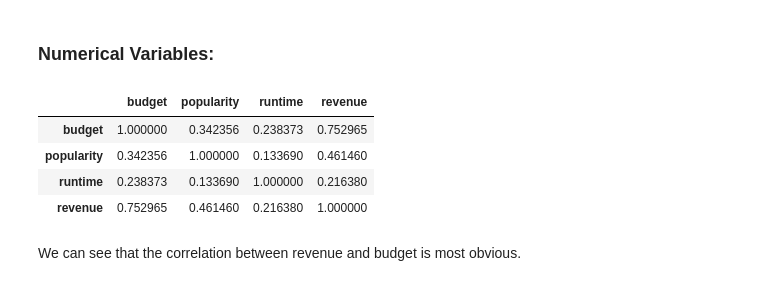
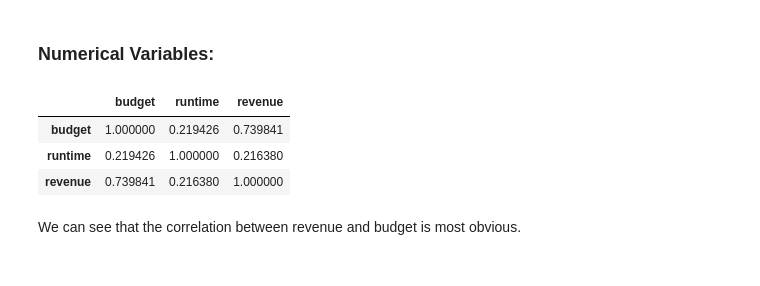
Before and after one commit to AmazingSean/kaggle_box_office, a Jupyter notebook: box_office_pred/src/Untitled.ipynb, the cells around one changed output. Saved outputs shown, nothing was run; the diff lists cells and outputs as text; code cells hidden in the pictures.

```diff
--- a/box_office_pred/src/Untitled.ipynb
+++ b/box_office_pred/src/Untitled.ipynb
@@ -154,13 +163,12 @@ train['earn_money'] = train['budget'] < train['revenue']
 # %% [markdown]
 ### Numerical Variables:
 # %%
-train[['budget', 'popularity', 'runtime', 'revenue']].corr()
+train[['budget', 'runtime', 'revenue']].corr()
 # %% [output]
-|  | budget | popularity | runtime | revenue |
-| budget | 1.000000 | 0.342356 | 0.238373 | 0.752965 |
-| popularity | 0.342356 | 1.000000 | 0.133690 | 0.461460 |
-| runtime | 0.238373 | 0.133690 | 1.000000 | 0.216380 |
-| revenue | 0.752965 | 0.461460 | 0.216380 | 1.000000 |
+|  | budget | runtime | revenue |
+| budget | 1.000000 | 0.219426 | 0.739841 |
+| runtime | 0.219426 | 1.000000 | 0.216380 |
+| revenue | 0.739841 | 0.216380 | 1.000000 |
 # %% [markdown]
 We can see that the correlation between revenue and budget is most obvious.
 # %% [markdown]
```
Also changed, not shown: parts of 33 cells of this notebook, 3 other files.
